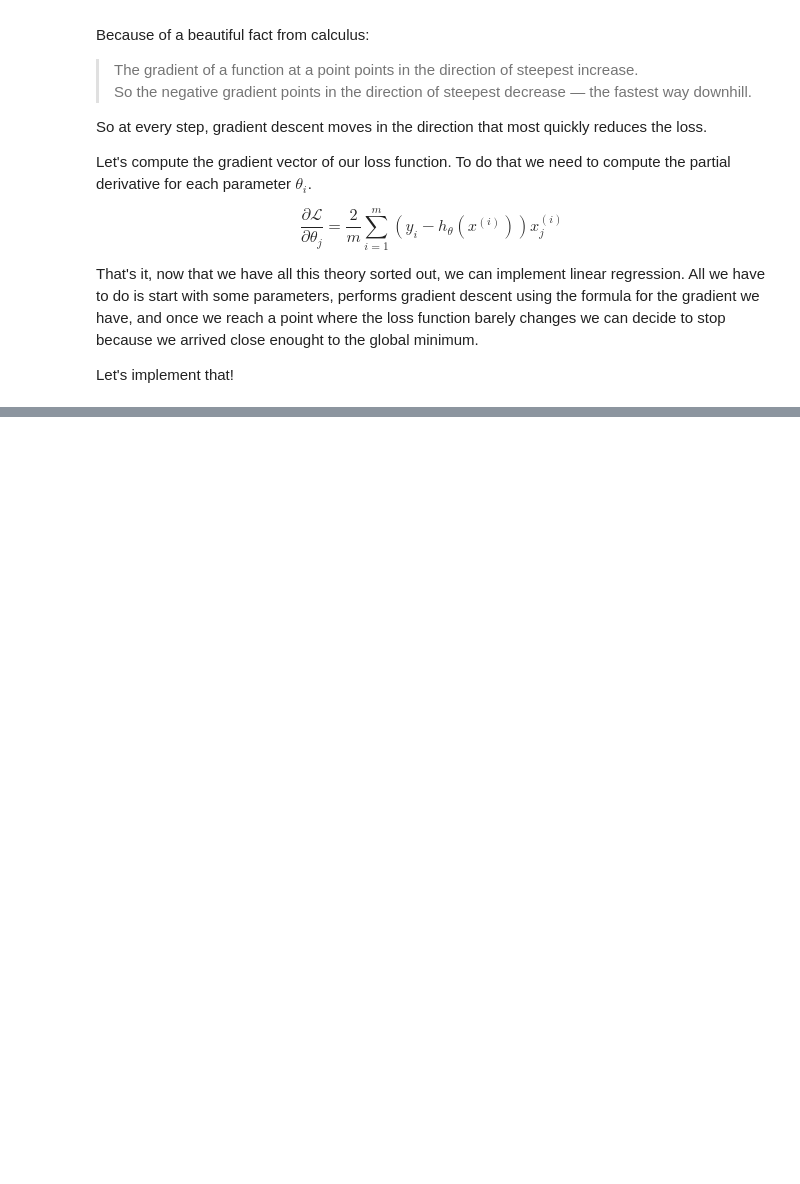
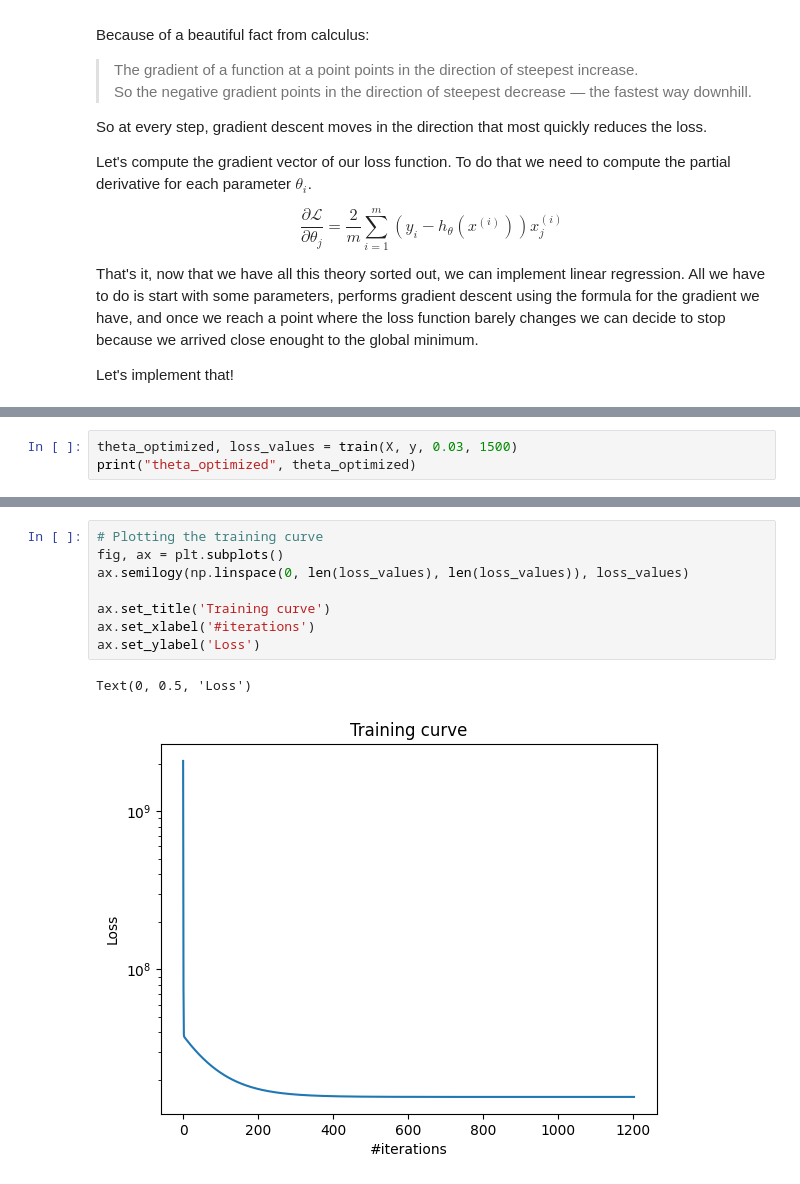
Before and after one commit to Arturo404/ai, a Jupyter notebook: learning/linear_regression.ipynb, the cells around one changed output, grey strips where cells are left out. Cells and saved outputs as stored; diff of their text form; blank space fills up the shorter version.

```diff
--- a/learning/linear_regression.ipynb
+++ b/learning/linear_regression.ipynb
@@ -287,0 +365,3 @@ dtype: float64
+# %%
+theta_optimized, loss_values = train(X, y, 0.03, 1500)
+print("theta_optimized", theta_optimized)
@@ -287,0 +386,11 @@ dtype: float64
+# %%
+# Plotting the training curve
+fig, ax = plt.subplots()
+ax.semilogy(np.linspace(0, len(loss_values), len(loss_values)), loss_values)
+
+ax.set_title('Training curve')
+ax.set_xlabel('#iterations')
+ax.set_ylabel('Loss')
+# %% [output]
+Text(0, 0.5, 'Loss')
+[figure, added]
```
Also changed, not shown: parts of 34 cells of this notebook, 1 other file.
